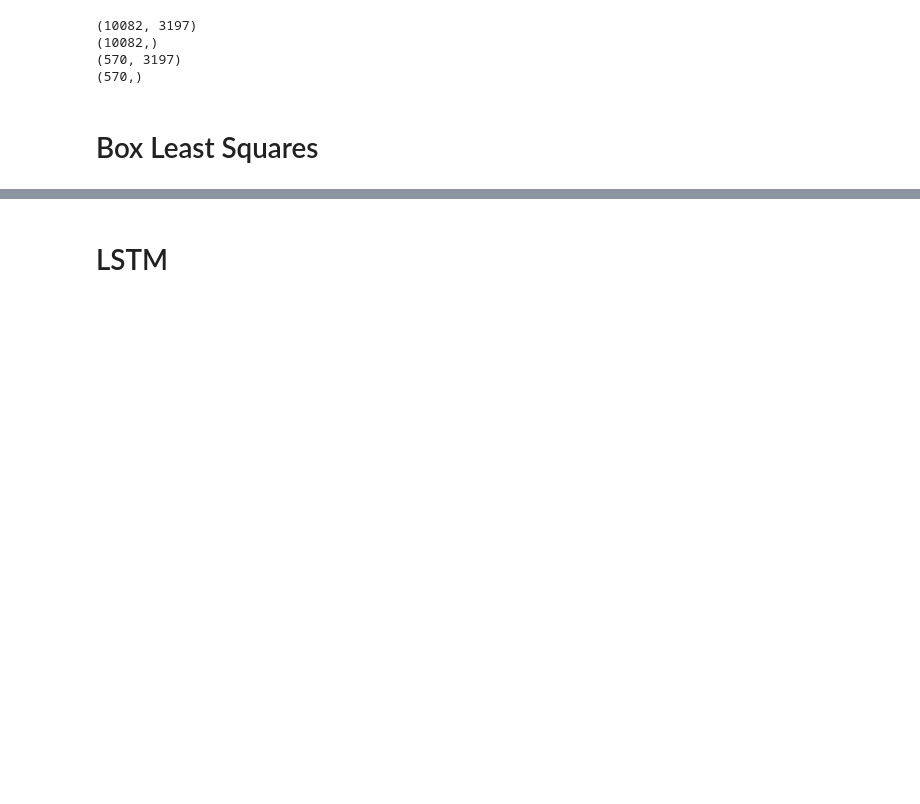
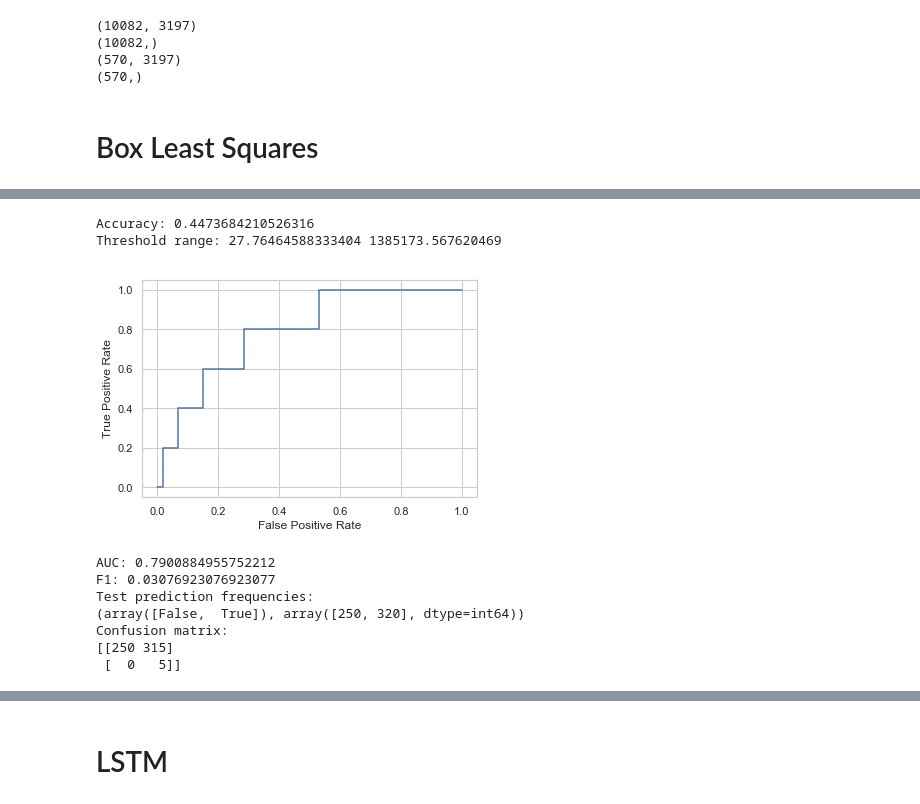
Before and after one commit to czhao39/exoplanet-detection, a Jupyter notebook: boxleastsquares_and_lstm.ipynb, the cells around one changed output, grey strips where cells are left out. Cells and saved outputs as stored; diff of their text form; code cells hidden in the pictures; blank space fills up the shorter version.

```diff
--- a/boxleastsquares_and_lstm.ipynb
+++ b/boxleastsquares_and_lstm.ipynb
@@ -66,0 +169,14 @@ def compute_metrics(clf, x_train, y_train, x_test, y_test):
+# %%
+bls_snr_test_pred = bls_snr_test > 2e2
+compute_metrics_from_predictions(y_test, bls_snr_test_pred, bls_snr_test)
+# %% [output]
+Accuracy: 0.4473684210526316
+Threshold range: 27.76464588333404 1385173.567620469
+[figure, added]
+AUC: 0.7900884955752212
+F1: 0.03076923076923077
+Test prediction frequencies:
+(array([False,  True]), array([250, 320], dtype=int64))
+Confusion matrix:
+[[250 315]
+ [  0   5]]
```
Also changed, not shown: parts of 23 cells of this notebook.
